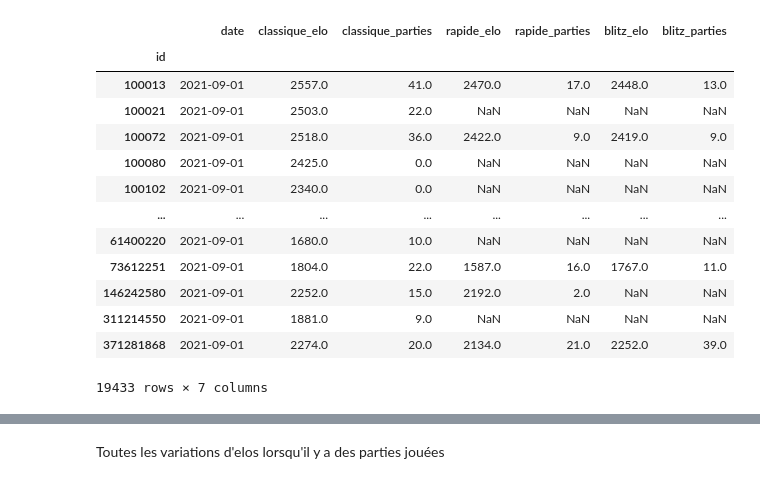
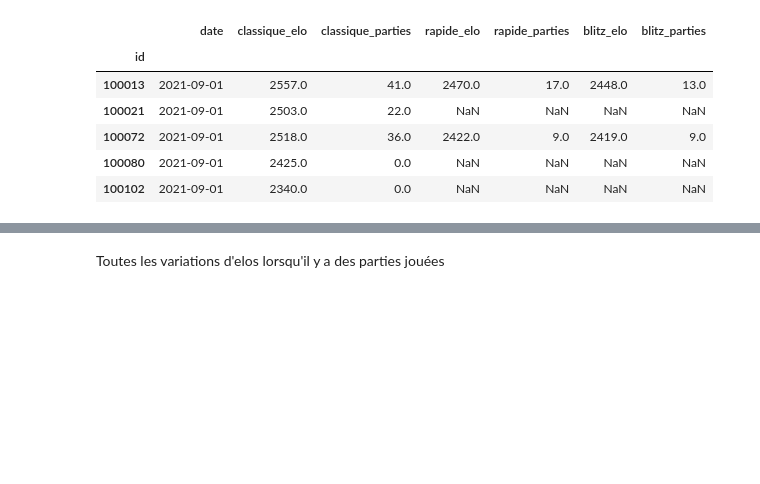
Before and after one commit to vinthara/chess, a Jupyter notebook: data_eda2.ipynb, the cells around one changed output, grey strips where cells are left out. Drawn from its saved outputs; the diff is of its cells as text; code cells hidden in the pictures; blank space fills up the shorter version.

```diff
--- a/data_eda2.ipynb
+++ b/data_eda2.ipynb
@@ -9,20 +9,13 @@ import seaborn as sns
 df_rating = pd.read_pickle('players_rating_clean.zip')
 df_players = pd.read_csv('titled_players.csv', index_col=0)
 # %%
-df_rating.groupby('id').max()
+df_rating.groupby('id').max().head()
 # %% [output]
 |  | date | classique_elo | classique_parties | rapide_elo | rapide_parties | blitz_elo | blitz_parties |
 | id |  |  |  |  |  |  |  |
 | 100013 | 2021-09-01 | 2557.0 | 41.0 | 2470.0 | 17.0 | 2448.0 | 13.0 |
 | 100021 | 2021-09-01 | 2503.0 | 22.0 | NaN | NaN | NaN | NaN |
 | 100072 | 2021-09-01 | 2518.0 | 36.0 | 2422.0 | 9.0 | 2419.0 | 9.0 |
 | 100080 | 2021-09-01 | 2425.0 | 0.0 | NaN | NaN | NaN | NaN |
 | 100102 | 2021-09-01 | 2340.0 | 0.0 | NaN | NaN | NaN | NaN |
-| ... | ... | ... | ... | ... | ... | ... | ... |
-| 61400220 | 2021-09-01 | 1680.0 | 10.0 | NaN | NaN | NaN | NaN |
-| 73612251 | 2021-09-01 | 1804.0 | 22.0 | 1587.0 | 16.0 | 1767.0 | 11.0 |
-| 146242580 | 2021-09-01 | 2252.0 | 15.0 | 2192.0 | 2.0 | NaN | NaN |
-| 311214550 | 2021-09-01 | 1881.0 | 9.0 | NaN | NaN | NaN | NaN |
-| 371281868 | 2021-09-01 | 2274.0 | 20.0 | 2134.0 | 21.0 | 2252.0 | 39.0 |
-19433 rows × 7 columns
 # %%
```
Also changed, not shown: parts of 7 cells of this notebook, 3 other files.
